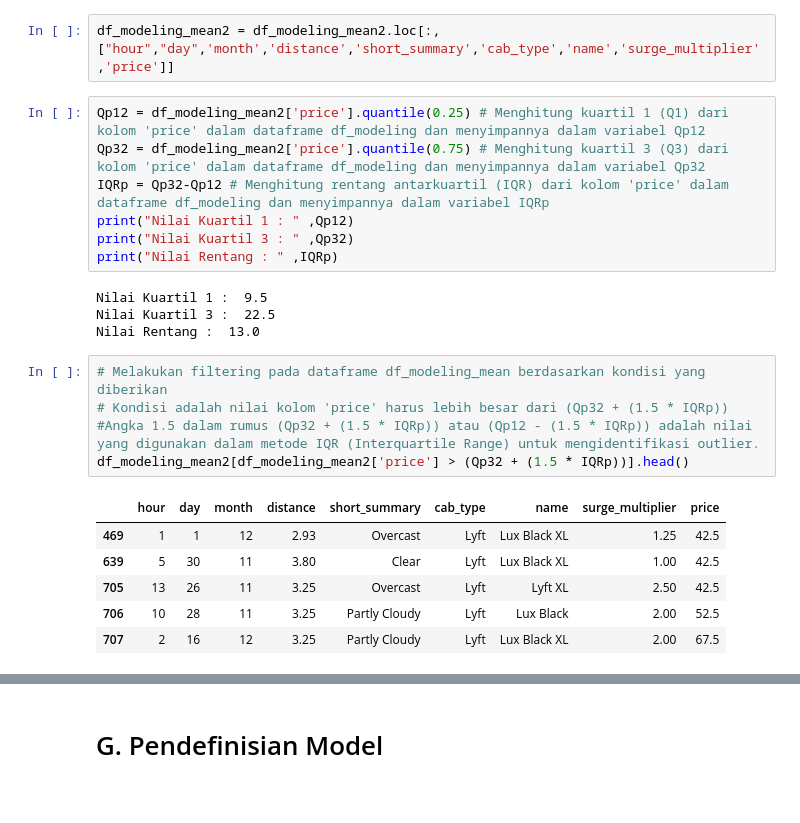
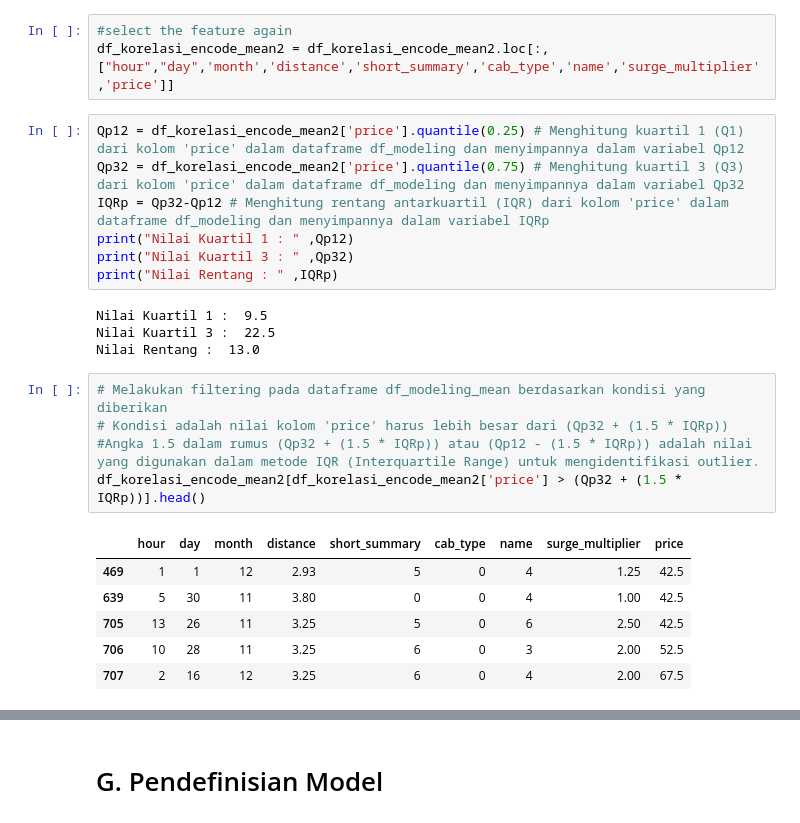
Before and after one commit to tassyirifiyya/ProjectHacktiv8-Kelp1, a Jupyter notebook: PYTN_KampusMerdeka_FP1_Hacktiv8.ipynb, the cells around one changed output, grey strips where cells are left out. Cells and saved outputs as stored; diff of their text form.

Commit message:
commit again FP!_Hacktiv8

```diff
--- a/PYTN_KampusMerdeka_FP1_Hacktiv8.ipynb
+++ b/PYTN_KampusMerdeka_FP1_Hacktiv8.ipynb
@@ -1531,8 +1563,9 @@ heat_map(df_korelasi_encode_mean2,heat_map_modeling_mean2)
 # %%
-df_modeling_mean2 = df_modeling_mean2.loc[:,["hour","day",'month','distance','short_summary','cab_type','name','surge_multiplier','price']]
+#select the feature again
+df_korelasi_encode_mean2 = df_korelasi_encode_mean2.loc[:,["hour","day",'month','distance','short_summary','cab_type','name','surge_multiplier','price']]
 # %%
-Qp12 = df_modeling_mean2['price'].quantile(0.25) # Menghitung kuartil 1 (Q1) dari kolom 'price' dalam dataframe df_modeling dan menyimpannya dalam variabel Qp12
-Qp32 = df_modeling_mean2['price'].quantile(0.75) # Menghitung kuartil 3 (Q3) dari kolom 'price' dalam dataframe df_modeling dan menyimpannya dalam variabel Qp32
+Qp12 = df_korelasi_encode_mean2['price'].quantile(0.25) # Menghitung kuartil 1 (Q1) dari kolom 'price' dalam dataframe df_modeling dan menyimpannya dalam variabel Qp12
+Qp32 = df_korelasi_encode_mean2['price'].quantile(0.75) # Menghitung kuartil 3 (Q3) dari kolom 'price' dalam dataframe df_modeling dan menyimpannya dalam variabel Qp32
 IQRp = Qp32-Qp12 # Menghitung rentang antarkuartil (IQR) dari kolom 'price' dalam dataframe df_modeling dan menyimpannya dalam variabel IQRp
 print("Nilai Kuartil 1 : " ,Qp12)
 print("Nilai Kuartil 3 : " ,Qp32)
@@ -1544,15 +1577,15 @@ Nilai Rentang :  13.0
 # %%
 # Melakukan filtering pada dataframe df_modeling_mean berdasarkan kondisi yang diberikan
 # Kondisi adalah nilai kolom 'price' harus lebih besar dari (Qp32 + (1.5 * IQRp))
 #Angka 1.5 dalam rumus (Qp32 + (1.5 * IQRp)) atau (Qp12 - (1.5 * IQRp)) adalah nilai yang digunakan dalam metode IQR (Interquartile Range) untuk mengidentifikasi outlier.
-df_modeling_mean2[df_modeling_mean2['price'] > (Qp32 + (1.5 * IQRp))].head()
+df_korelasi_encode_mean2[df_korelasi_encode_mean2['price'] > (Qp32 + (1.5 * IQRp))].head()
 # %% [output]
 |  | hour | day | month | distance | short_summary | cab_type | name | surge_multiplier | price |
-| 469 | 1 | 1 | 12 | 2.93 | Overcast | Lyft | Lux Black XL | 1.25 | 42.5 |
-| 639 | 5 | 30 | 11 | 3.80 | Clear | Lyft | Lux Black XL | 1.00 | 42.5 |
-| 705 | 13 | 26 | 11 | 3.25 | Overcast | Lyft | Lyft XL | 2.50 | 42.5 |
-| 706 | 10 | 28 | 11 | 3.25 | Partly Cloudy | Lyft | Lux Black | 2.00 | 52.5 |
-| 707 | 2 | 16 | 12 | 3.25 | Partly Cloudy | Lyft | Lux Black XL | 2.00 | 67.5 |
+| 469 | 1 | 1 | 12 | 2.93 | 5 | 0 | 4 | 1.25 | 42.5 |
+| 639 | 5 | 30 | 11 | 3.80 | 0 | 0 | 4 | 1.00 | 42.5 |
+| 705 | 13 | 26 | 11 | 3.25 | 5 | 0 | 6 | 2.50 | 42.5 |
+| 706 | 10 | 28 | 11 | 3.25 | 6 | 0 | 3 | 2.00 | 52.5 |
+| 707 | 2 | 16 | 12 | 3.25 | 6 | 0 | 4 | 2.00 | 67.5 |
 # %%
 # Melakukan filtering pada dataframe new_df berdasarkan kondisi yang diberikan
 # Kondisi adalah nilai kolom 'price' harus kurang dari (Qp12 - (1.5 * IQRp))
```
Also changed, not shown: parts of 28 cells of this notebook.
